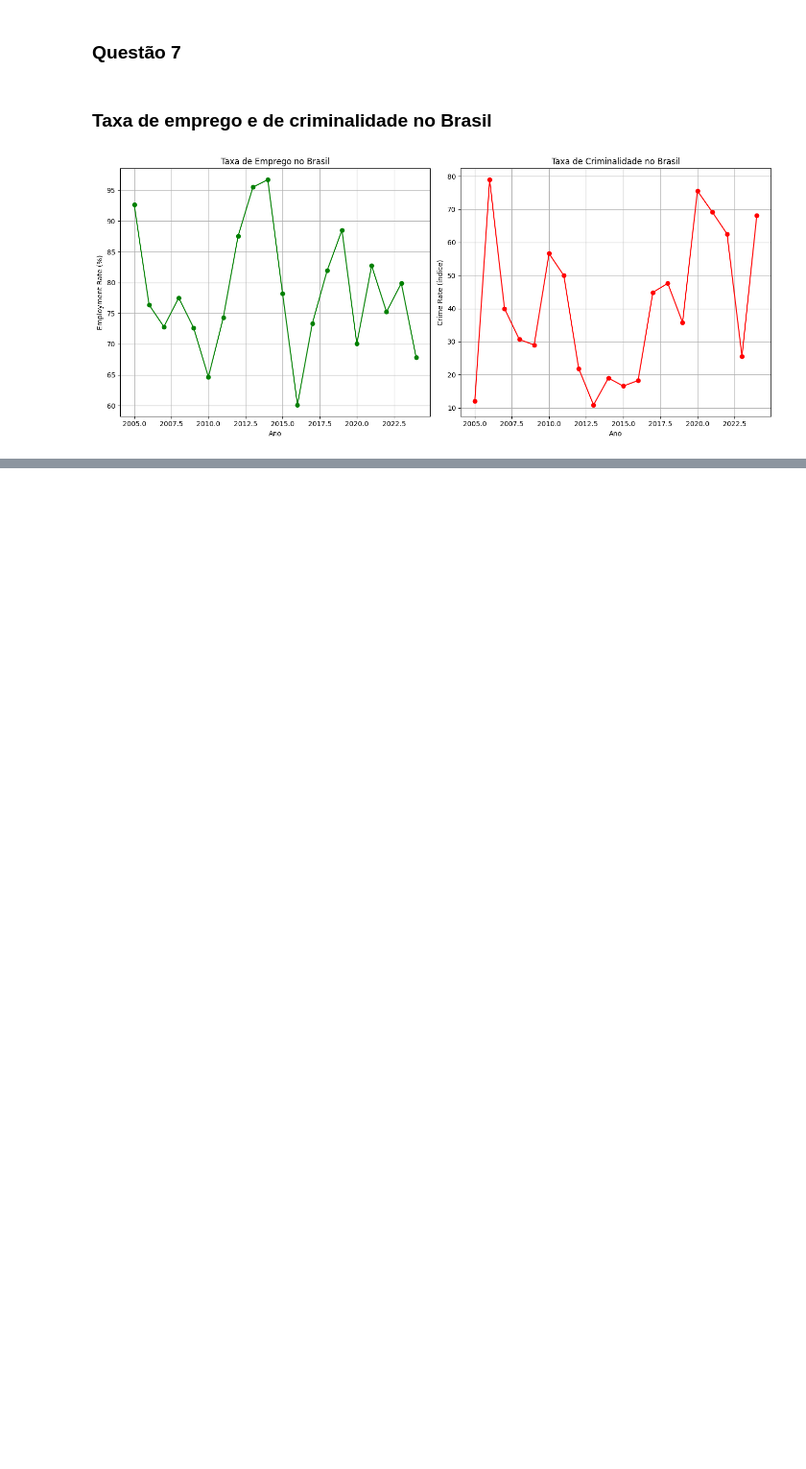
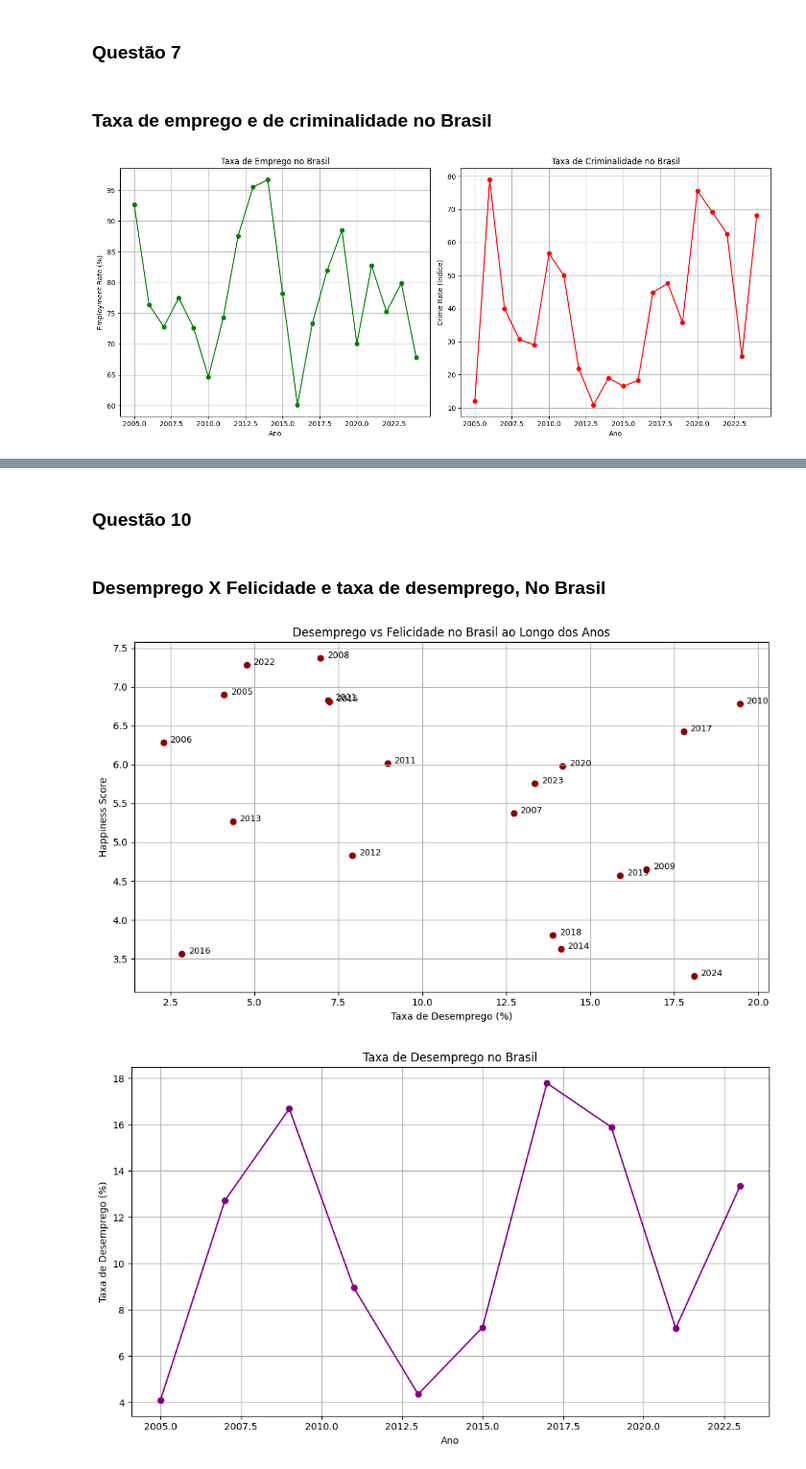
Before and after one commit to romulobeluco/C111-Trabalho, a Jupyter notebook: main.ipynb, the cells around one changed output, grey strips where cells are left out. Shown at 96% size. Cells and saved outputs as stored; diff of their text form; code cells hidden in the pictures; blank space fills up the shorter version.

```diff
--- a/main.ipynb
+++ b/main.ipynb
@@ -184,0 +242,53 @@ plt.show()
+# %% [markdown]
+### Questão 10
+# %% [markdown]
+### Desemprego X Felicidade e taxa de desemprego, No Brasil
+# %%
+df_brasil = dfPaises[dfPaises['Country'] == 'Brazil']
+df_brasil = df_brasil[['Year', 'Unemployment_Rate', 'Happiness_Score']].dropna().drop_duplicates(subset='Year')
+df_brasil = df_brasil.sort_values(by='Year')
+
+# Criar gráfico de dispersão
+plt.figure(figsize=(10, 6))
+plt.scatter(df_brasil['Unemployment_Rate'], df_brasil['Happiness_Score'], color='darkred')
+
+# Adicionar os anos ao lado de cada ponto
+for _, row in df_brasil.iterrows():
+    plt.text(row['Unemployment_Rate'] + 0.2, row['Happiness_Score'], str(int(row['Year'])), fontsize=9)
+
+# Título e rótulos
+plt.title('Desemprego vs Felicidade no Brasil ao Longo dos Anos')
+plt.xlabel('Taxa de Desemprego (%)')
+plt.ylabel('Happiness Score')
+
+# Layout e grade
+plt.grid(True)
+plt.tight_layout()
+plt.show()
+
+#Carregar o dataset
+df = pd.read_csv('world_happiness_report.csv')
+
+#Filtrar os dados para o Brasil e limitar o intervalo de anos (2010-2020) para a taxa de desemprego
+brazil_unemployment_data = df[df['Country'] == 'Brazil']
+brazil_unemployment_data = brazil_unemployment_data[(brazil_unemployment_data['Year']) & (brazil_unemployment_data['Year'] <= 2024)]
+
+#Remover dados duplicados
+brazil_unemployment_data = brazil_unemployment_data.drop_duplicates(subset=['Year'])
+
+#Garantir que os dados estão ordenados por ano
+brazil_unemployment_data = brazil_unemployment_data.sort_values(by='Year')
+
+#Plotando o gráfico ajustado para a taxa de desemprego
+plt.figure(figsize=(10, 6))
+plt.plot(brazil_unemployment_data['Year'], brazil_unemployment_data['Unemployment_Rate'], marker='o', color='purple', linestyle='-', markersize=6)
+
+plt.title('Taxa de Desemprego no Brasil')
+plt.xlabel('Ano')
+plt.ylabel('Taxa de Desemprego (%)')
+plt.grid(True)
+plt.tight_layout()
+plt.show()
+# %% [output]
+[figure, added]
+[figure, added]
```
Also changed, not shown: parts of 6 cells of this notebook.
